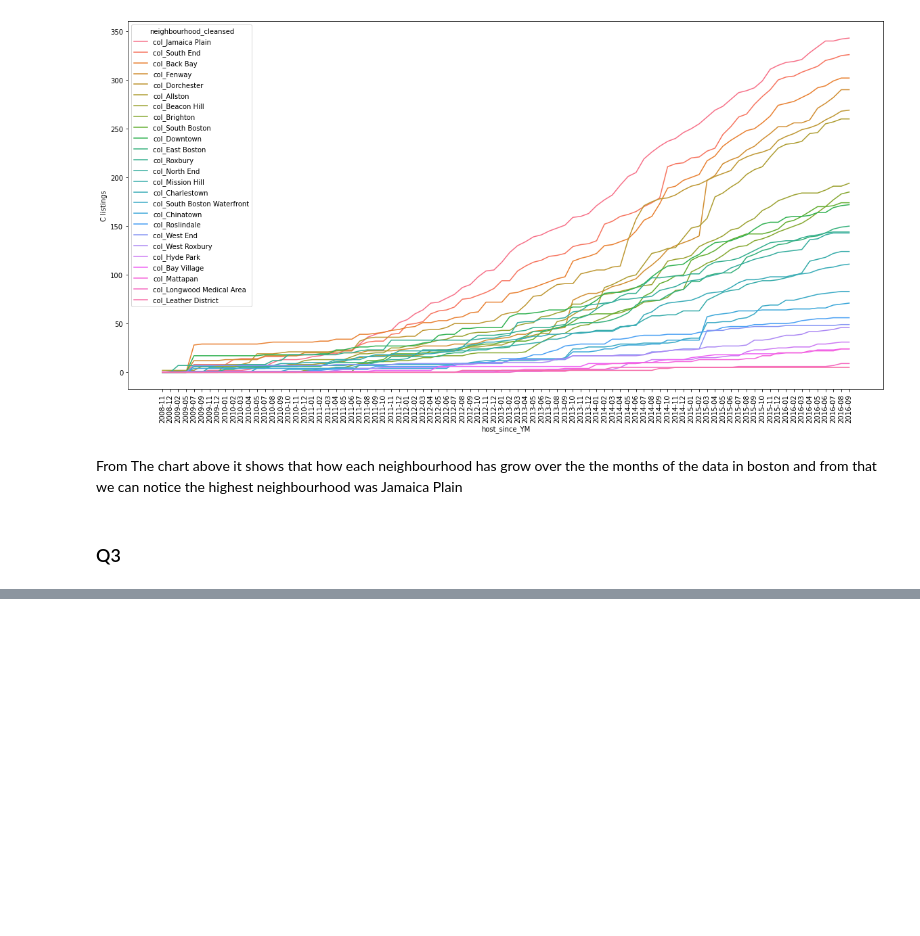
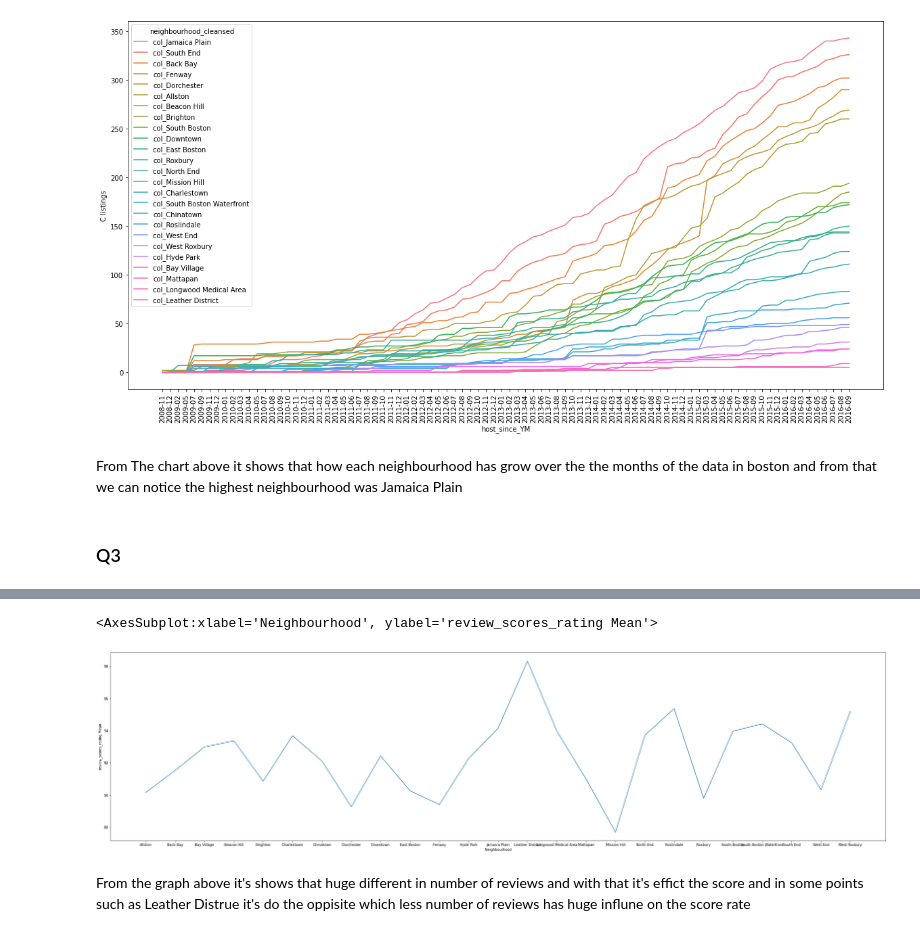
Before and after one commit to alkhonain/Airbnb-Boston-data, a Jupyter notebook: Notebook.ipynb, the cells around one changed output, grey strips where cells are left out. Drawn from its saved outputs; the diff is of its cells as text; code cells hidden in the pictures; blank space fills up the shorter version.

```diff
--- a/Notebook.ipynb
+++ b/Notebook.ipynb
@@ -278,0 +425,8 @@ From The chart above it shows that how each neighbourhood has grow over the the
+# %%
+f, ax = plt.subplots(figsize=(40, 10))
+sns.lineplot(data=df1['review_scores_rating Mean'])
+# %% [output]
+<AxesSubplot:xlabel='Neighbourhood', ylabel='review_scores_rating Mean'>
+[figure, added]
+# %% [markdown]
+From the graph above it's shows that huge different in number of reviews and with that it's effict the score and in some points such as Leather Distrue it's do the oppisite which less number of reviews has huge influne on the score rate
```
Also changed, not shown: parts of 7 cells of this notebook.
